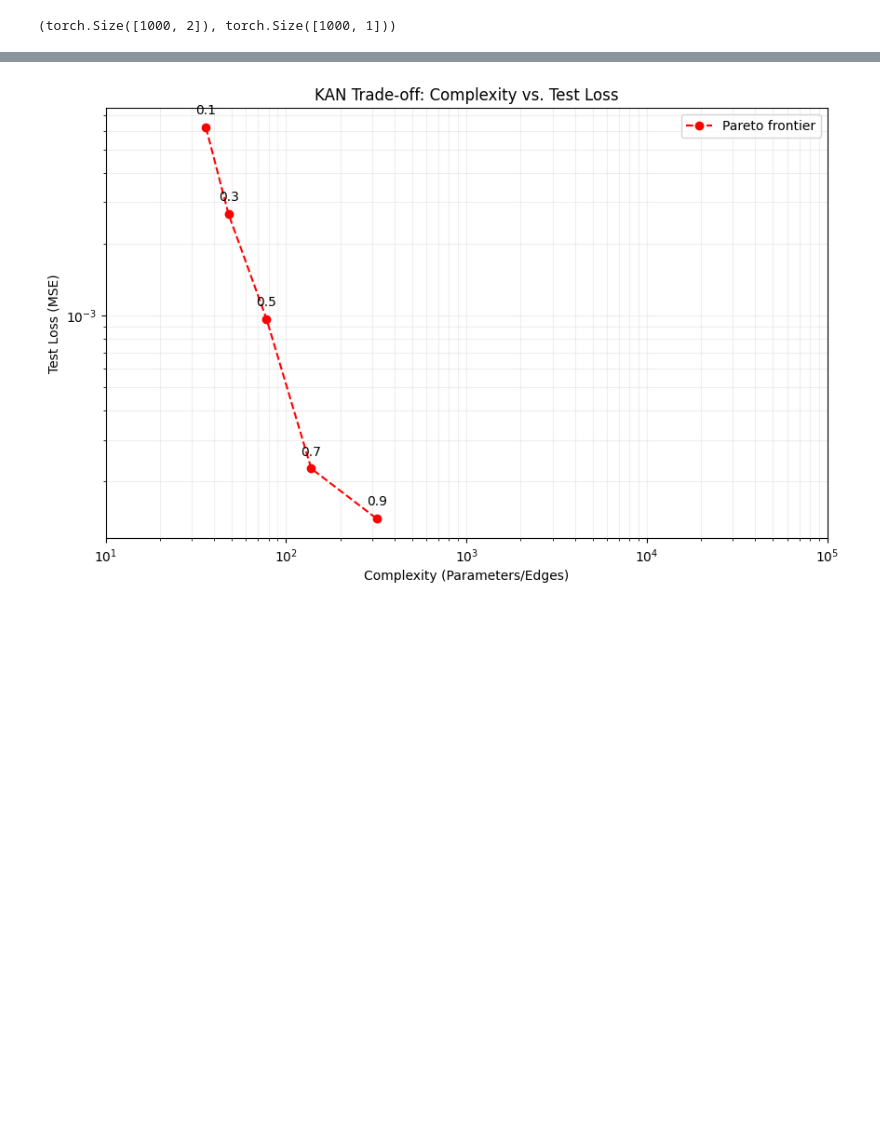
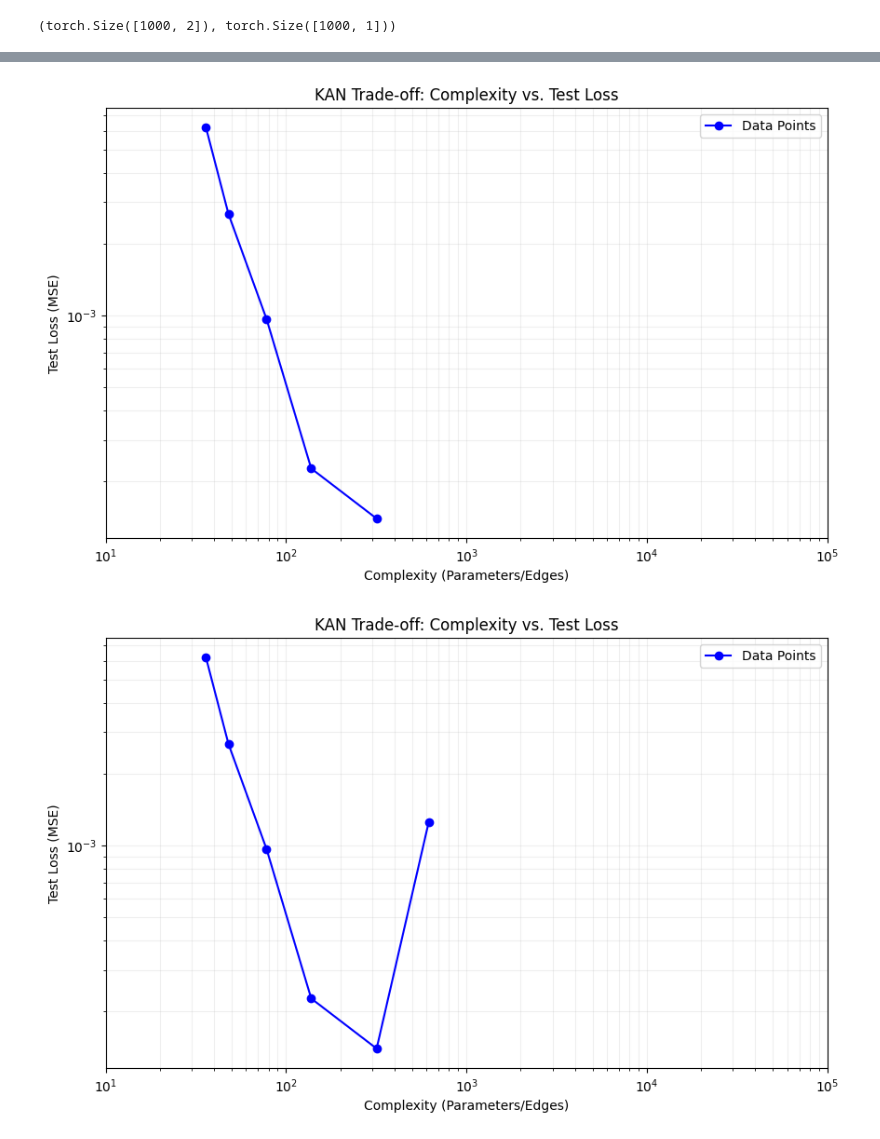
Before and after one commit to runanhan/kan-robustness-scaling, a Jupyter notebook: pykan.ipynb, the cells around one changed output, grey strips where cells are left out. Cells and saved outputs as stored; diff of their text form; code cells hidden in the pictures; blank space fills up the shorter version.

Commit message:
exploratoins of experiment

```diff
--- a/pykan.ipynb
+++ b/pykan.ipynb
@@ -20,6 +61,6 @@ dataset['train_input'].shape, dataset['train_label'].shape
 # %%
-from kan import experiment
-results = experiment.runner1(width=[2, 2 ,1], dataset=dataset, steps=200, grids=[3, 5, 10, 20, 50, 100], prune_round=1, refine_round=6)
+=grids = [3, 5, 10, 20, 50, 100, 200, 500, 1000]
+results = custom_runner(width=[2, 1 ,1], dataset=dataset, steps=200, grids=grids, prune_round=1, refine_round=len(grids))
 # %% [output]
 checkpoint directory created: ./model
 saving model version 0.0
@@ -39,31 +79,30 @@ np.savez('6-grid-no-prune.npz', **results)
+# %%
+def plot(x, y):
+
+    plt.figure(figsize=(10, 6))
+    plt.plot(x, y, color='blue', marker='o', linestyle='-', label='Data Points')
+    plt.xscale('log')
+    plt.yscale('log')
+    plt.xlabel('Complexity (Parameters/Edges)')
+    plt.ylabel('Test Loss (MSE)')
+    plt.title('KAN Trade-off: Complexity vs. Test Loss')
+    plt.xlim(1e1, 1e5)
+    plt.legend()
+    plt.grid(True, which="both", ls="-", alpha=0.2)
+
+    plt.show()
 # %%
 complexity = results['c'] * (results['G'] + 3)
 test_loss = results['test_loss']
 
-x_pf, y_pf, pf_id = experiment.pareto_frontier(complexity, test_loss)
+# x_pf, y_pf, pf_id = experiment.pareto_frontier(complexity, test_loss)
 
-sort_idx = np.argsort(x_pf)
-x_pf = x_pf[sort_idx]
-y_pf = y_pf[sort_idx]
+# sort_idx = np.argsort(x_pf)
+# x_pf = x_pf[sort_idx]
+# y_pf = y_pf[sort_idx]
 
-plt.figure(figsize=(10, 6))
-
-
-plt.plot(x_pf, y_pf, color='red', marker='o', linestyle='--', label='Pareto frontier')
-
-ids = results['id']
-for i, txt in enumerate(pf_id):
-    plt.annotate(ids[txt], (x_pf[i], y_pf[i]), textcoords="offset points", xytext=(0,10), ha='center')
-
-plt.xscale('log')
-plt.yscale('log')
-plt.xlabel('Complexity (Parameters/Edges)')
-plt.ylabel('Test Loss (MSE)')
-plt.title('KAN Trade-off: Complexity vs. Test Loss')
-plt.xlim(1e1, 1e5)
-plt.legend()
-plt.grid(True, which="both", ls="-", alpha=0.2)
-
-plt.show()
+# plot(x_pf, y_pf)
+plot(complexity, test_loss)
 # %% [output]
-[figure, old version]
+[figure, new version]
+[figure, added]
```
Also changed, not shown: parts of 5 cells of this notebook, 3 other files.
